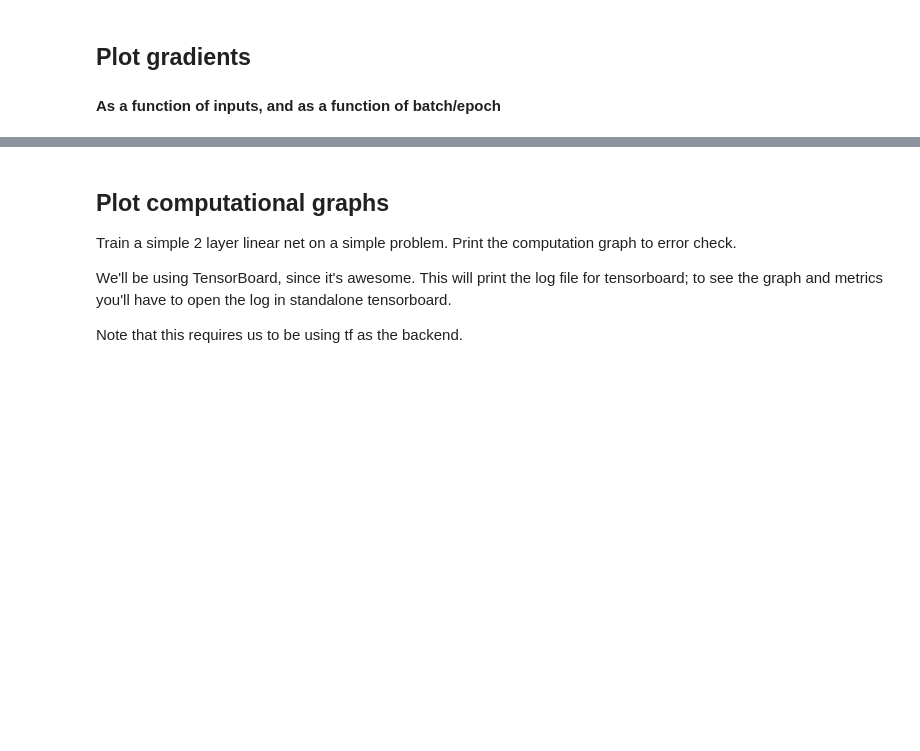
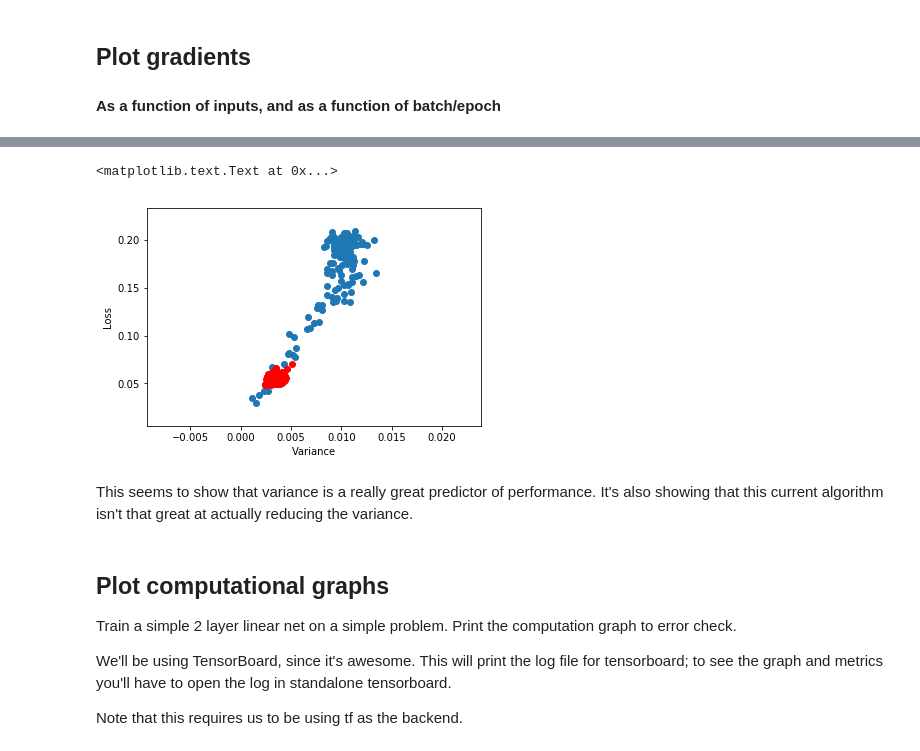
Before and after one commit to aribenjamin/keras, a Jupyter notebook: Optimizer_testbed.ipynb, the cells around one changed output, grey strips where cells are left out. Drawn from its saved outputs; the diff is of its cells as text; code cells hidden in the pictures; blank space fills up the shorter version.

```diff
--- a/Optimizer_testbed.ipynb
+++ b/Optimizer_testbed.ipynb
@@ -501,3 +686,18 @@ Error percent : 1.030000
+# %%
+gr_ss = [score[0] for score in gr_scores]
+gr_vs = [np.mean(M2) for M2 in gr_variances]
+
+plt.scatter(gr_vs,gr_ss)
+plt.scatter(vs,ss,c='red')
+
+plt.xlabel('Variance')
+plt.ylabel('Loss')
+#plt.axis([0,.006,0.04,0.08])
+# %% [output]
+<matplotlib.text.Text at 0x...>
+[figure, added]
+# %% [markdown]
+This seems to show that variance is a really great predictor of performance. It's also showing that this current algorithm isn't that great at actually reducing the variance.
 # %% [markdown]
 ## Plot computational graphs
 
```
Also changed, not shown: parts of 12 cells of this notebook.
